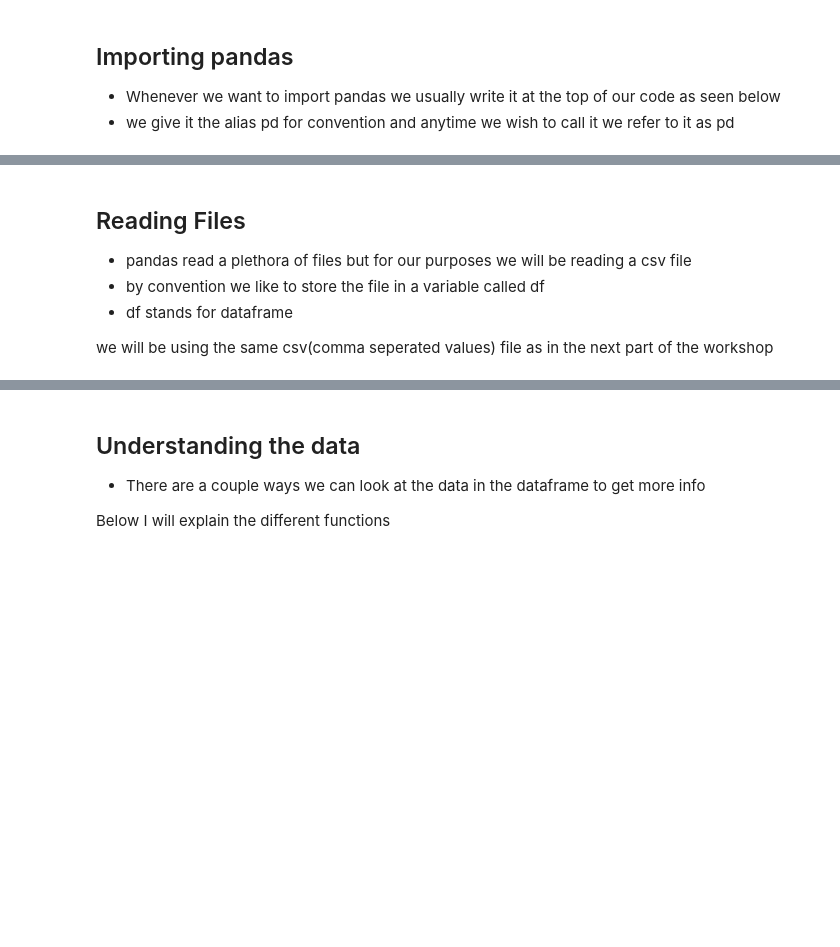
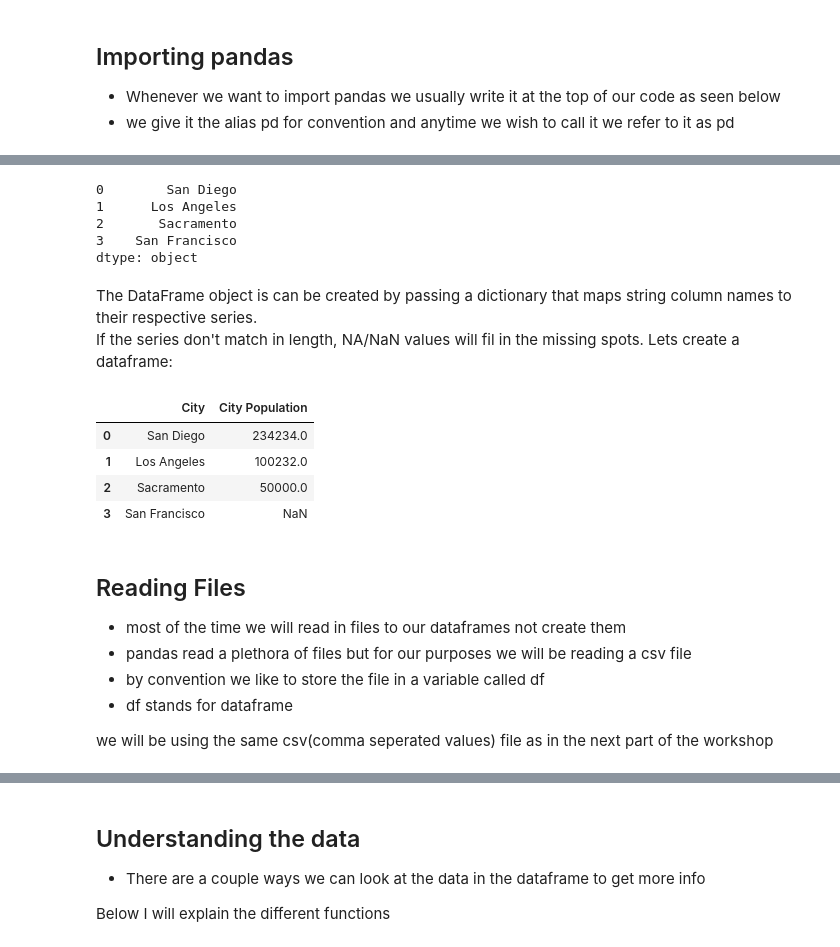
Before and after one commit to HectorENevarez/AIClubWorkshopsFall20, a Jupyter notebook: workshop3-cleaningData/Pandas-Tutorial.ipynb, the cells around one changed output, grey strips where cells are left out. Drawn from its saved outputs; the diff is of its cells as text; code cells hidden in the pictures; blank space fills up the shorter version.

```diff
--- a/workshop3-cleaningData/Pandas-Tutorial.ipynb
+++ b/workshop3-cleaningData/Pandas-Tutorial.ipynb
@@ -10,5 +20,28 @@ import pandas as pd
+# %%
+cities = pd.Series(['San Diego', 'Los Angeles', 'Sacramento', 'San Francisco']) #Create a new series
+cities #print series
+# %% [output]
+0        San Diego
+1      Los Angeles
+2       Sacramento
+3    San Francisco
+dtype: object
+# %% [markdown]
+The DataFrame object is can be created by passing a dictionary that maps string column names to their respective series.<br> If the series don't match in length, NA/NaN values will fil in the missing spots. Lets create a dataframe:
+# %%
+population = pd.Series([234234, 100232, 50000]) #create a new series
+
+df = pd.DataFrame({'City': cities, 'City Population':population}) #create dataframe from series
+df #print dataframe
+# %% [output]
+|  | City | City Population |
+| 0 | San Diego | 234234.0 |
+| 1 | Los Angeles | 100232.0 |
+| 2 | Sacramento | 50000.0 |
+| 3 | San Francisco | NaN |
 # %% [markdown]
 ## Reading Files
+- most of the time we will read in files to our dataframes not create them
 - pandas read a plethora of files but for our purposes we will be reading a csv file
 - by convention we like to store the file in a variable called df
 - df stands for dataframe
```
Also changed, not shown: parts of 7 cells of this notebook.
